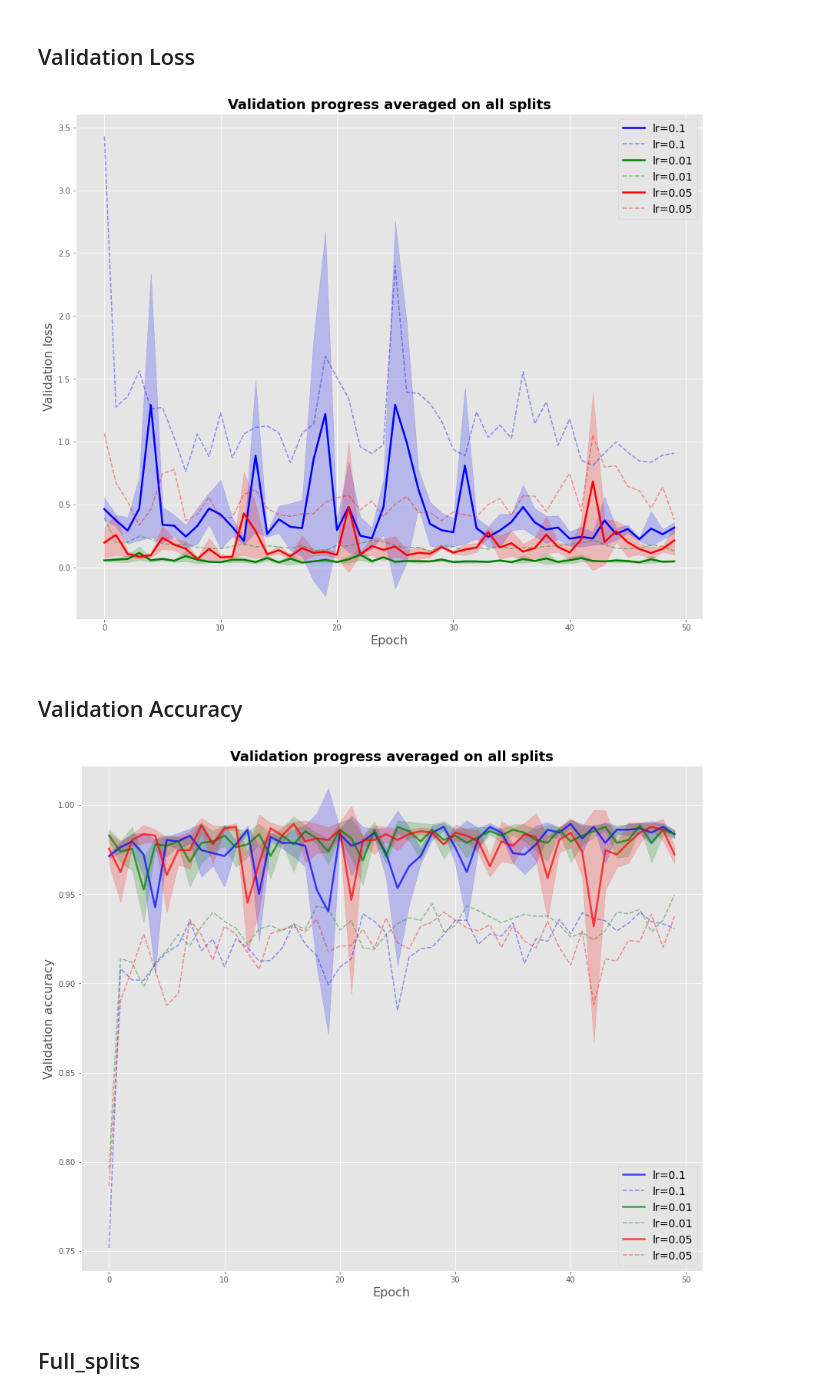
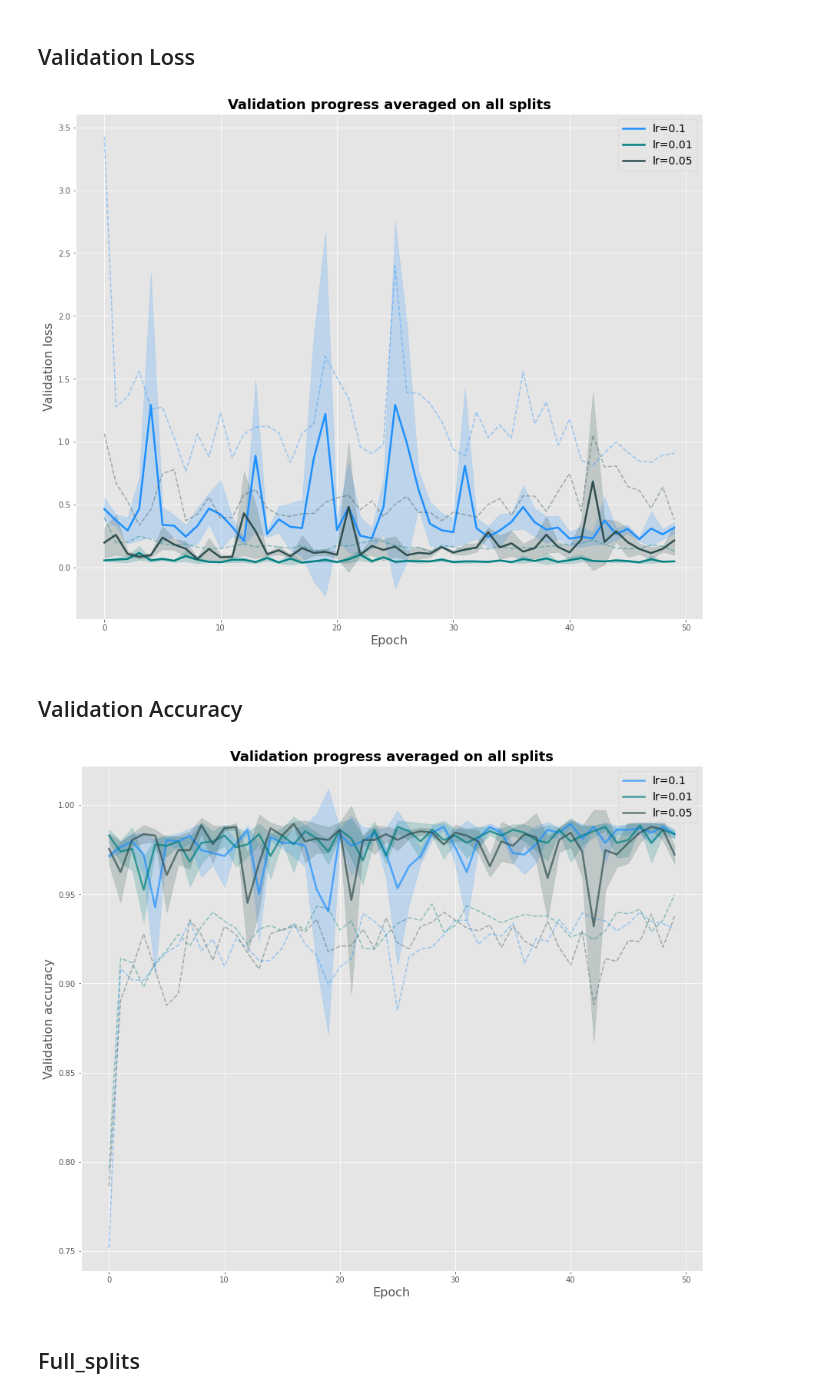
Before and after one commit to federicoarenasl/BoVW-ResNet18-Robustness-Evaluation, a Jupyter notebook: resnet_data_analyser.ipynb, the cells around one changed output. Saved outputs shown, nothing was run; the diff lists cells and outputs as text; code cells hidden in the pictures.

```diff
--- a/resnet_data_analyser.ipynb
+++ b/resnet_data_analyser.ipynb
@@ -67,21 +67,3 @@ for split in range(3):
 plt.show()
 # %% [output]
 [figure]
-# %%
-colours = ['blue', 'green', 'red']
-x_values = np.arange(df_1_lr_0_1.shape[0])
-fig, axes = plt.subplots(1,3,figsize=(16,4))
-for split in range(3):
-    axes[split].set_title(f"Validation progress on split {split+1}", size=18, fontweight="bold")
-    axes[split].plot(x_values, dfs_lr_0_1[split].val_loss, "-", alpha=0.7, color="blue", label="lr=0.1", linewidth=2.5)
-    axes[split].plot(x_values, dfs_lr_0_1[split].train_loss, "--", alpha=0.3, color="blue", label="lr=0.1", linewidth=2.5)
-    axes[split].plot(x_values, dfs_lr_0_01[split].val_loss, "-", alpha=0.7, color="green", label="lr=0.01", linewidth=2.5)
-    axes[split].plot(x_values, dfs_lr_0_01[split].train_loss, "--", alpha=0.3, color="green", label="lr=0.01", linewidth=2.5)
-    axes[split].plot(x_values, dfs_lr_0_05[split].val_loss, "-", alpha=0.7, color="red", label="lr=0.05", linewidth=2.5)
-    axes[split].plot(x_values, dfs_lr_0_05[split].train_loss, "--", alpha=0.3, color="red", label="lr=0.05", linewidth=2.5)
-    axes[split].legend(loc="best", fontsize=14)
-    axes[split].set_xlabel("Epoch", fontsize=16)
-    axes[split].set_ylabel("Validation loss", fontsize=16)
-    plt.tight_layout(pad=0.3)
-plt.savefig('figs/resnet18/val_loss_each_split.png')
-plt.show()
@@ -89,0 +70,18 @@ plt.show()
+# %%
+colours = ['dodgerblue', 'teal', 'darkslategray']
+x_values = np.arange(df_1_lr_0_1.shape[0])
+fig, axes = plt.subplots(1,3,figsize=(16,4))
+for split in range(3):
+    axes[split].set_title(f"Validation progress on split {split+1}", size=18, fontweight="bold")
+    axes[split].plot(x_values, dfs_lr_0_1[split].val_loss, "-", alpha=0.7, color="dodgerblue", label="lr=0.1", linewidth=2.5)
+    axes[split].plot(x_values, dfs_lr_0_1[split].train_loss, "--", alpha=0.4, color="dodgerblue", linewidth=1.5)
+    axes[split].plot(x_values, dfs_lr_0_01[split].val_loss, "-", alpha=0.7, color="teal", label="lr=0.01", linewidth=2.5)
+    axes[split].plot(x_values, dfs_lr_0_01[split].train_loss, "--", alpha=0.4, color="teal", linewidth=1.5)
+    axes[split].plot(x_values, dfs_lr_0_05[split].val_loss, "-", alpha=0.7, color="darkslategray", label="lr=0.05", linewidth=2.5)
+    axes[split].plot(x_values, dfs_lr_0_05[split].train_loss, "--", alpha=0.4, color="darkslategray", linewidth=1.5)
+    axes[split].legend(loc="best", fontsize=14)
+    axes[split].set_xlabel("Epoch", fontsize=16)
+    axes[split].set_ylabel("Validation loss", fontsize=16)
+    plt.tight_layout(pad=0.3)
+plt.savefig('figs/resnet18/val_loss_each_split.png')
+plt.show()
@@ -217,14 +217,14 @@ stds_val_loss.append(np.array([dfs_lr_0_05[0].val_loss,
                               dfs_lr_0_05[1].val_loss,
                               dfs_lr_0_05[2].val_loss]).std(axis=0))
 # %%
-colours = ['blue', 'green', 'red']
+colours = ['dodgerblue', 'teal', 'darkslategray']
 
 plt.figure(figsize=(12, 10))
 axes = plt.gca()
 plt.title(f"Validation progress averaged on all splits", size=18, fontweight="bold")
 for split, lr in enumerate(lrs):
     plt.plot(x_values, means_val_loss[split], "-", alpha=1.0, color=colours[split], label=f"lr={lr}", linewidth=2.5)
-    plt.plot(x_values, means_train_loss[split], "--", alpha=0.4, color=colours[split], label=f"lr={lr}", linewidth=1.5)
+    plt.plot(x_values, means_train_loss[split], "--", alpha=0.4, color=colours[split], linewidth=1.5)
     plt.fill_between(
         x_values,
         means_val_loss[split] - stds_val_loss[split],
@@ -241,7 +241,7 @@ plt.tight_layout(pad=0.3)
 plt.savefig('figs/resnet18/val_loss_all_splits.png')
 plt.show()
 # %% [output]
-[figure, old version]
+[figure, new version]
 # %% [markdown]
 ## Validation Accuracy
 # %%
@@ -274,26 +274,26 @@ stds_val_acc.append(np.array([dfs_lr_0_05[0].val_acc,
 # %%
 plt.figure(figsize=(12, 10))
 axes = plt.gca()
 plt.title(f"Validation progress averaged on all splits", size=18, fontweight="bold")
 for split, lr in enumerate(lrs):
     plt.plot(x_values, means_val_acc[split], "-", alpha=0.7, color=colours[split], label=f"lr={lr}", linewidth=2.5)
-    plt.plot(x_values, means_train_acc[split], "--", alpha=0.4, color=colours[split], label=f"lr={lr}", linewidth=1.5)
+    plt.plot(x_values, means_train_acc[split], "--", alpha=0.4, color=colours[split], linewidth=1.5)
     plt.fill_between(
         x_values,
         means_val_acc[split] - stds_val_acc[split],
         means_val_acc[split] + stds_val_acc[split],
         alpha=0.2,
         antialiased=True,
         color=colours[split]
     )
 
 plt.legend(loc="best", fontsize=14)
 plt.xlabel("Epoch", fontsize=16)
 plt.ylabel("Validation accuracy", fontsize=16)
 plt.tight_layout(pad=0.3)
 plt.savefig('figs/resnet18/val_acc_all_splits.png')
 plt.show()
 # %% [output]
-[figure, old version]
+[figure, new version]
 # %% [markdown]
 ## Full_splits
```
Also changed, not shown: parts of 49 cells of this notebook, 1 other file.
